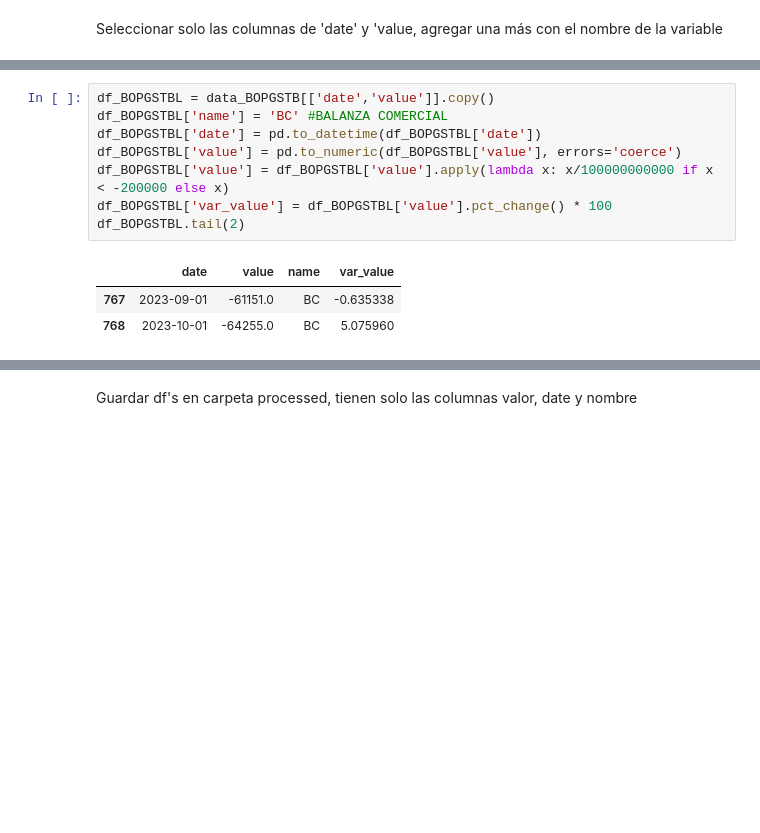
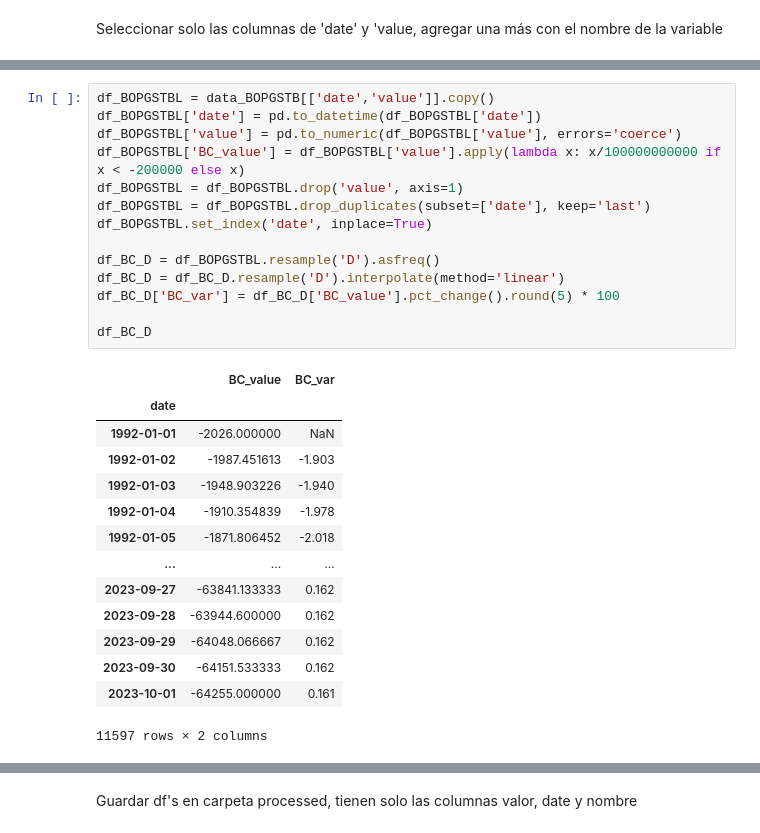
Before and after one commit to diegomacaya/proyecto_DataScience_DMS, a Jupyter notebook: src/explore copy.ipynb, the cells around one changed output, grey strips where cells are left out. Cells and saved outputs as stored; diff of their text form; blank space fills up the shorter version.

Commit message:
Creado el dataframe consolidado de indicadores

```diff
--- a/src/explore copy.ipynb
+++ b/src/explore copy.ipynb
@@ -247,14 +276,31 @@ df_CPIAUCSL.tail(2)
 # %%
 df_BOPGSTBL = data_BOPGSTB[['date','value']].copy()
-df_BOPGSTBL['name'] = 'BC' #BALANZA COMERCIAL
 df_BOPGSTBL['date'] = pd.to_datetime(df_BOPGSTBL['date'])
 df_BOPGSTBL['value'] = pd.to_numeric(df_BOPGSTBL['value'], errors='coerce')
-df_BOPGSTBL['value'] = df_BOPGSTBL['value'].apply(lambda x: x/100000000000 if x < -200000 else x)
-df_BOPGSTBL['var_value'] = df_BOPGSTBL['value'].pct_change() * 100
-df_BOPGSTBL.tail(2)
+df_BOPGSTBL['BC_value'] = df_BOPGSTBL['value'].apply(lambda x: x/100000000000 if x < -200000 else x)
+df_BOPGSTBL = df_BOPGSTBL.drop('value', axis=1)
+df_BOPGSTBL = df_BOPGSTBL.drop_duplicates(subset=['date'], keep='last')
+df_BOPGSTBL.set_index('date', inplace=True)
+
+df_BC_D = df_BOPGSTBL.resample('D').asfreq()
+df_BC_D = df_BC_D.resample('D').interpolate(method='linear')
+df_BC_D['BC_var'] = df_BC_D['BC_value'].pct_change().round(5) * 100
+
+df_BC_D
 # %% [output]
-|  | date | value | name | var_value |
-| 767 | 2023-09-01 | -61151.0 | BC | -0.635338 |
-| 768 | 2023-10-01 | -64255.0 | BC | 5.075960 |
+|  | BC_value | BC_var |
+| date |  |  |
+| 1992-01-01 | -2026.000000 | NaN |
+| 1992-01-02 | -1987.451613 | -1.903 |
+| 1992-01-03 | -1948.903226 | -1.940 |
+| 1992-01-04 | -1910.354839 | -1.978 |
+| 1992-01-05 | -1871.806452 | -2.018 |
+| ... | ... | ... |
+| 2023-09-27 | -63841.133333 | 0.162 |
+| 2023-09-28 | -63944.600000 | 0.162 |
+| 2023-09-29 | -64048.066667 | 0.162 |
+| 2023-09-30 | -64151.533333 | 0.162 |
+| 2023-10-01 | -64255.000000 | 0.161 |
+11597 rows × 2 columns
 # %%
 df_DFF = data_DFF[['date','value']].copy()
```
Also changed, not shown: parts of 15 cells of this notebook, 15 other files.
